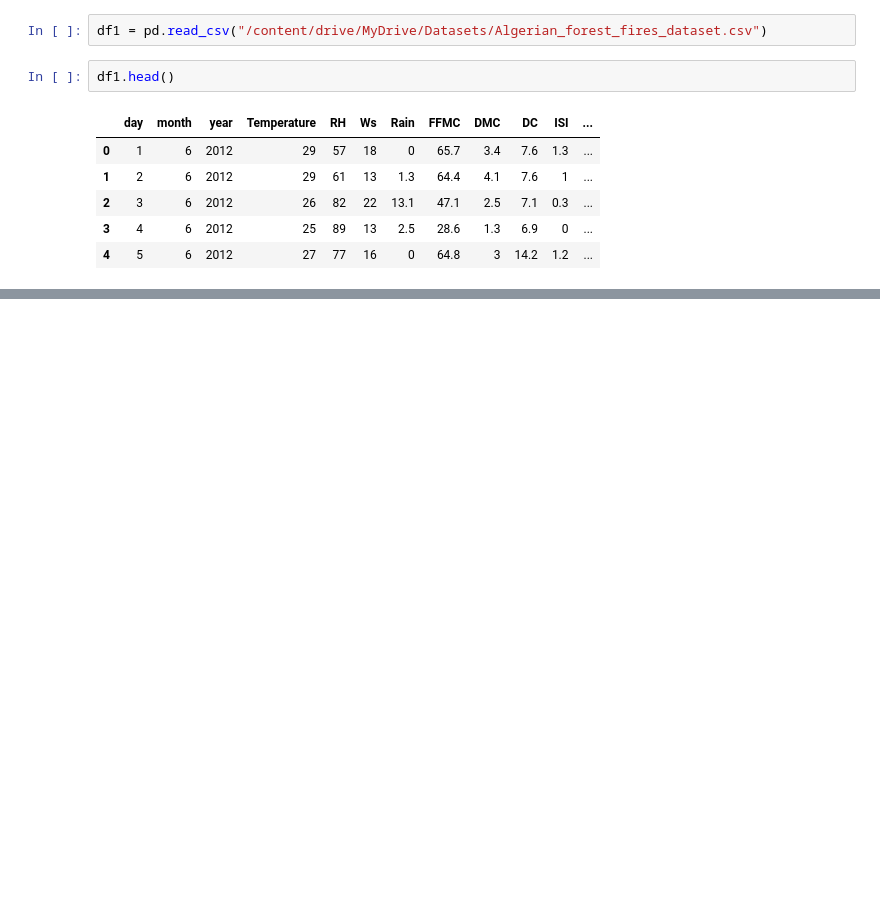
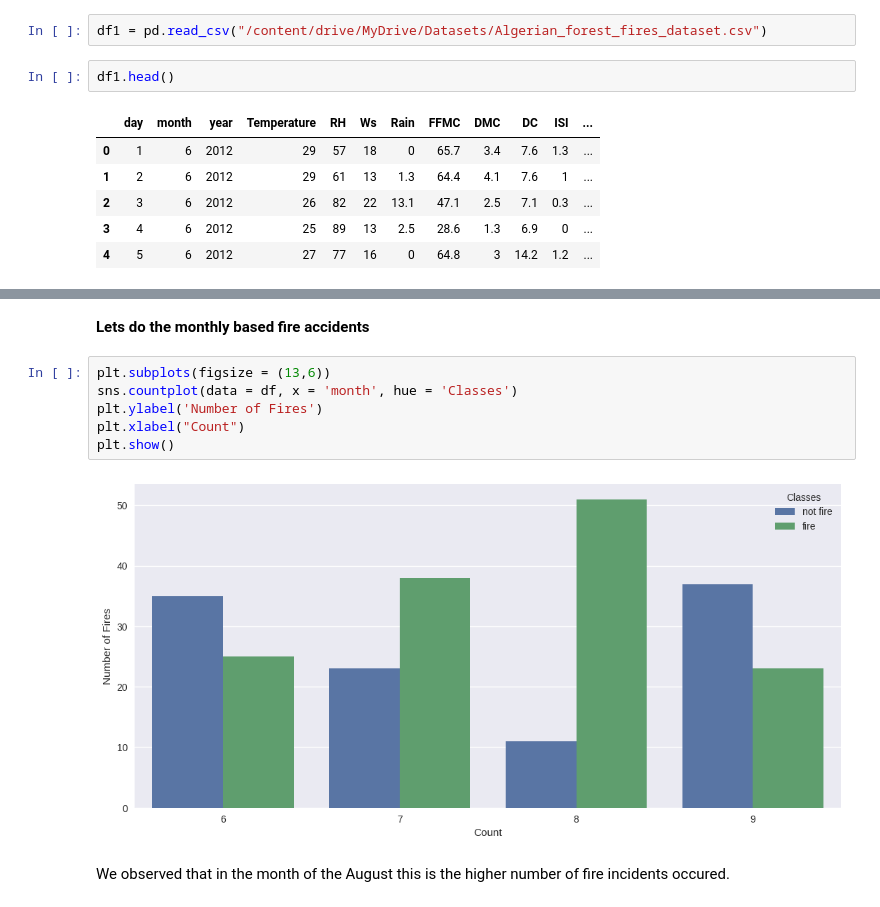
Before and after one commit to GOLISHYAMP/Colab_Notebooks, a Jupyter notebook: Data_Analysis.ipynb, the cells around one changed output, grey strips where cells are left out. Cells and saved outputs as stored; diff of their text form; blank space fills up the shorter version.

```diff
--- a/Data_Analysis.ipynb
+++ b/Data_Analysis.ipynb
@@ -39,0 +297,12 @@ df1.head()
+# %% [markdown]
+**Lets do the monthly based fire accidents**
+# %%
+plt.subplots(figsize = (13,6))
+sns.countplot(data = df, x = 'month', hue = 'Classes')
+plt.ylabel('Number of Fires')
+plt.xlabel("Count")
+plt.show()
+# %% [output]
+[figure, added]
+# %% [markdown]
+We observed that in the month of the August this is the higher number of fire incidents occured.
```
Also changed, not shown: parts of 41 cells of this notebook.
